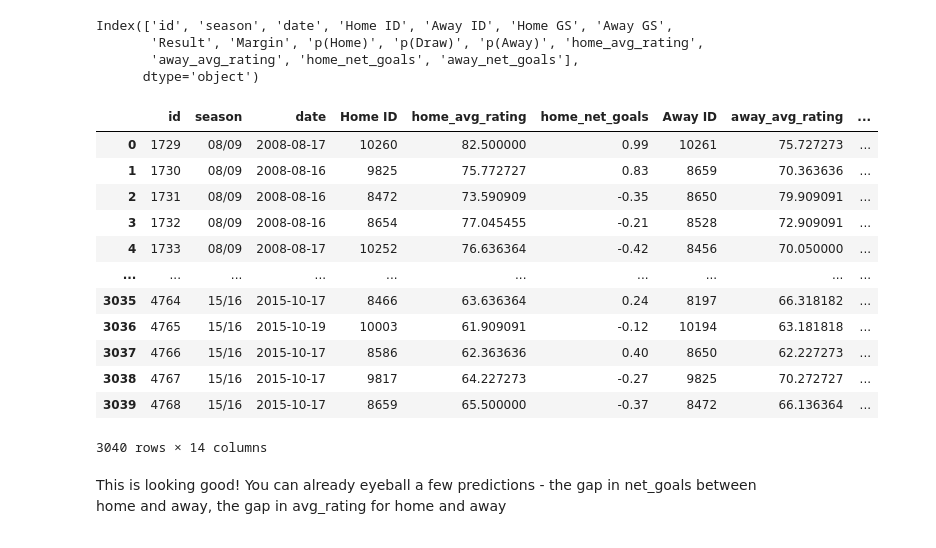
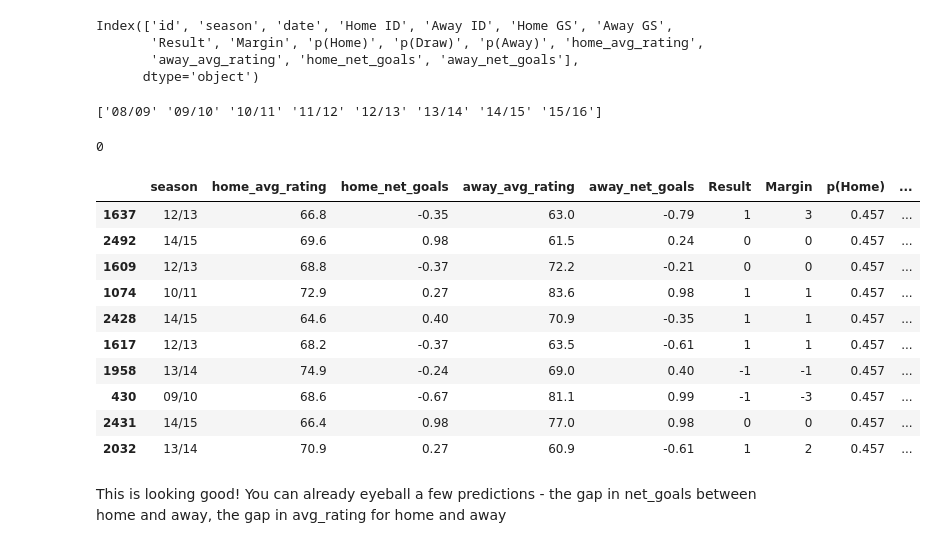
Before and after one commit to tjjdoherty/football-project-mvp, a Jupyter notebook: intro_clean_eda.ipynb, the cells around one changed output. Drawn from its saved outputs; the diff is of its cells as text; code cells hidden in the pictures.

```diff
--- a/intro_clean_eda.ipynb
+++ b/intro_clean_eda.ipynb
@@ -1348,3 +1348,10 @@ Index(['id', 'season', 'date', 'Home ID', 'Away ID', 'Home GS', 'Away GS',
 # %%
 # reorganize the dataframe: id, season, date, home team stats, away team stats, result, margin
 prem = prem[['id', 'season', 'date', 'Home ID', 'home_avg_rating', 'home_net_goals', 'Away ID', 'away_avg_rating', 'away_net_goals', 'Result', 'Margin', 'p(Home)', 'p(Draw)', 'p(Away)']]
+# %%
+# drop the date, Home ID, Away ID columns
+prem = prem.drop(['id', 'date', 'Home ID', 'Away ID'], axis=1)
+
+# round the avg_rating columns to 1 decimal places
+prem['home_avg_rating'] = prem['home_avg_rating'].round(1)
+prem['away_avg_rating'] = prem['away_avg_rating'].round(1)
@@ -1351,18 +1370,24 @@ prem = prem[['id', 'season', 'date', 'Home ID', 'home_avg_rating', 'home_net_goa
+# %%
+print(prem['season'].unique())
+# %% [output]
+['08/09' '09/10' '10/11' '11/12' '12/13' '13/14' '14/15' '15/16']
+# %%
+prem['season'].isnull().sum()
+# %% [output]
+0
 # %%
-prem
+prem.sample(10)
 # %% [output]
-|  | id | season | date | Home ID | home_avg_rating | home_net_goals | Away ID | away_avg_rating | ... |
-| 0 | 1729 | 08/09 | 2008-08-17 | 10260 | 82.500000 | 0.99 | 10261 | 75.727273 | ... |
-| 1 | 1730 | 08/09 | 2008-08-16 | 9825 | 75.772727 | 0.83 | 8659 | 70.363636 | ... |
-| 2 | 1731 | 08/09 | 2008-08-16 | 8472 | 73.590909 | -0.35 | 8650 | 79.909091 | ... |
-| 3 | 1732 | 08/09 | 2008-08-16 | 8654 | 77.045455 | -0.21 | 8528 | 72.909091 | ... |
-| 4 | 1733 | 08/09 | 2008-08-17 | 10252 | 76.636364 | -0.42 | 8456 | 70.050000 | ... |
-| ... | ... | ... | ... | ... | ... | ... | ... | ... | ... |
-| 3035 | 4764 | 15/16 | 2015-10-17 | 8466 | 63.636364 | 0.24 | 8197 | 66.318182 | ... |
-| 3036 | 4765 | 15/16 | 2015-10-19 | 10003 | 61.909091 | -0.12 | 10194 | 63.181818 | ... |
-| 3037 | 4766 | 15/16 | 2015-10-17 | 8586 | 62.363636 | 0.40 | 8650 | 62.227273 | ... |
-| 3038 | 4767 | 15/16 | 2015-10-17 | 9817 | 64.227273 | -0.27 | 9825 | 70.272727 | ... |
-| 3039 | 4768 | 15/16 | 2015-10-17 | 8659 | 65.500000 | -0.37 | 8472 | 66.136364 | ... |
+|  | season | home_avg_rating | home_net_goals | away_avg_rating | away_net_goals | Result | Margin | p(Home) | ... |
+| 1637 | 12/13 | 66.8 | -0.35 | 63.0 | -0.79 | 1 | 3 | 0.457 | ... |
+| 2492 | 14/15 | 69.6 | 0.98 | 61.5 | 0.24 | 0 | 0 | 0.457 | ... |
+| 1609 | 12/13 | 68.8 | -0.37 | 72.2 | -0.21 | 0 | 0 | 0.457 | ... |
+| 1074 | 10/11 | 72.9 | 0.27 | 83.6 | 0.98 | 1 | 1 | 0.457 | ... |
+| 2428 | 14/15 | 64.6 | 0.40 | 70.9 | -0.35 | 1 | 1 | 0.457 | ... |
+| 1617 | 12/13 | 68.2 | -0.37 | 63.5 | -0.61 | 1 | 1 | 0.457 | ... |
+| 1958 | 13/14 | 74.9 | -0.24 | 69.0 | 0.40 | -1 | -1 | 0.457 | ... |
+| 430 | 09/10 | 68.6 | -0.67 | 81.1 | 0.99 | -1 | -3 | 0.457 | ... |
+| 2431 | 14/15 | 66.4 | 0.98 | 77.0 | 0.98 | 0 | 0 | 0.457 | ... |
+| 2032 | 13/14 | 70.9 | 0.27 | 60.9 | -0.61 | 1 | 2 | 0.457 | ... |
-3040 rows × 14 columns
 # %% [markdown]
 This is looking good! You can already eyeball a few predictions - the gap in net_goals between home and away, the gap in avg_rating for home and away
```
Also changed, not shown: parts of 16 cells of this notebook.
